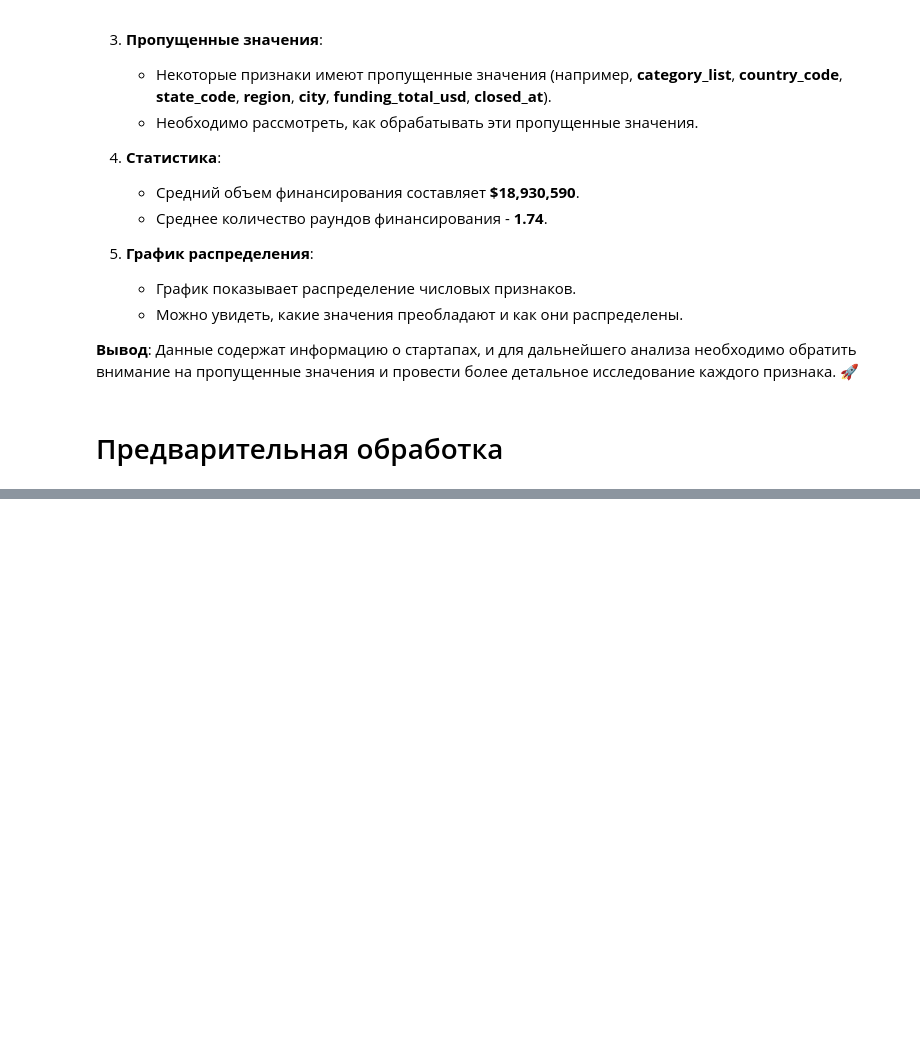
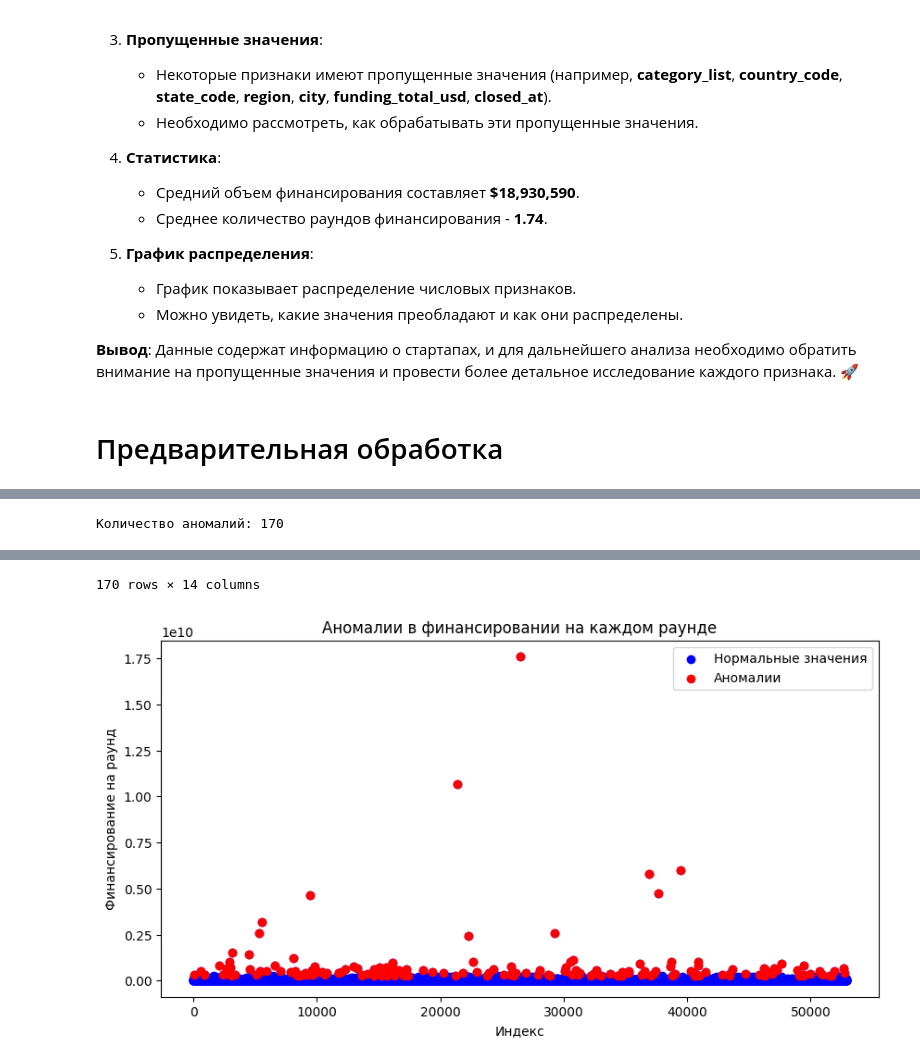
Before and after one commit to IvanovMaxim1992/Masterskay, a Jupyter notebook: Мастерская1.ipynb, the cells around one changed output, grey strips where cells are left out. Cells and saved outputs as stored; diff of their text form; code cells hidden in the pictures; blank space fills up the shorter version.

```diff
--- a/Мастерская1.ipynb
+++ b/Мастерская1.ipynb
@@ -121,3 +120,7 @@ max         3.007950e+10       19.000000
 **Вывод**: Данные содержат информацию о стартапах, и для дальнейшего анализа необходимо обратить внимание на пропущенные значения и провести более детальное исследование каждого признака. 🚀
 # %% [markdown]
 # Предварительная обработка
+# %%
+# Преобразование дат в datetime формат
+date_columns = ['founded_at', 'first_funding_at', 'last_funding_at', 'closed_at']
+df[date_columns] = df[date_columns].apply(pd.to_datetime)
@@ -123,0 +282,38 @@ max         3.007950e+10       19.000000
+# %%
+df['funding_per_round'] = df['funding_total_usd'] / df['funding_rounds']
+# Вычисляем квантили
+Q1 = df['funding_per_round'].quantile(0.01)
+Q3 = df['funding_per_round'].quantile(0.99)
+IQR = Q3 - Q1
+
+# Определяем границы для определения аномалий
+lower_bound = Q1 - 1.5 * IQR
+upper_bound = Q3 + 1.5 * IQR
+
+# Определяем аномалии
+anomalies = df[(df['funding_per_round'] < lower_bound) | (df['funding_per_round'] > upper_bound)]
+
+# Выводим количество аномалий
+print('Количество аномалий:', anomalies.shape[0])
+
+# Выводим таблицу с аномальными строками
+display(anomalies)
+
+# Визуализируем аномалии
+
+plt.figure(figsize=(10, 5))
+plt.scatter(range(df.shape[0]), df['funding_per_round'], color='blue', label='Нормальные значения')
+plt.scatter(anomalies.index, anomalies['funding_per_round'], color='red', label='Аномалии')
+plt.title('Аномалии в финансировании на каждом раунде')
+plt.xlabel('Индекс')
+plt.ylabel('Финансирование на раунд')
+plt.legend()
+plt.show()
+
+# Удаляем аномалии
+df = df[(df['funding_per_round'] >= lower_bound) & (df['funding_per_round'] <= upper_bound)]
+
+# Удаляем созданный столбец
+df = df.drop('funding_per_round', axis=1)
+# %% [output]
+Количество аномалий: 170
@@ -123,0 +332,2 @@ max         3.007950e+10       19.000000
+170 rows × 14 columns
+[figure, added]
```
Also changed, not shown: parts of 15 cells of this notebook.
